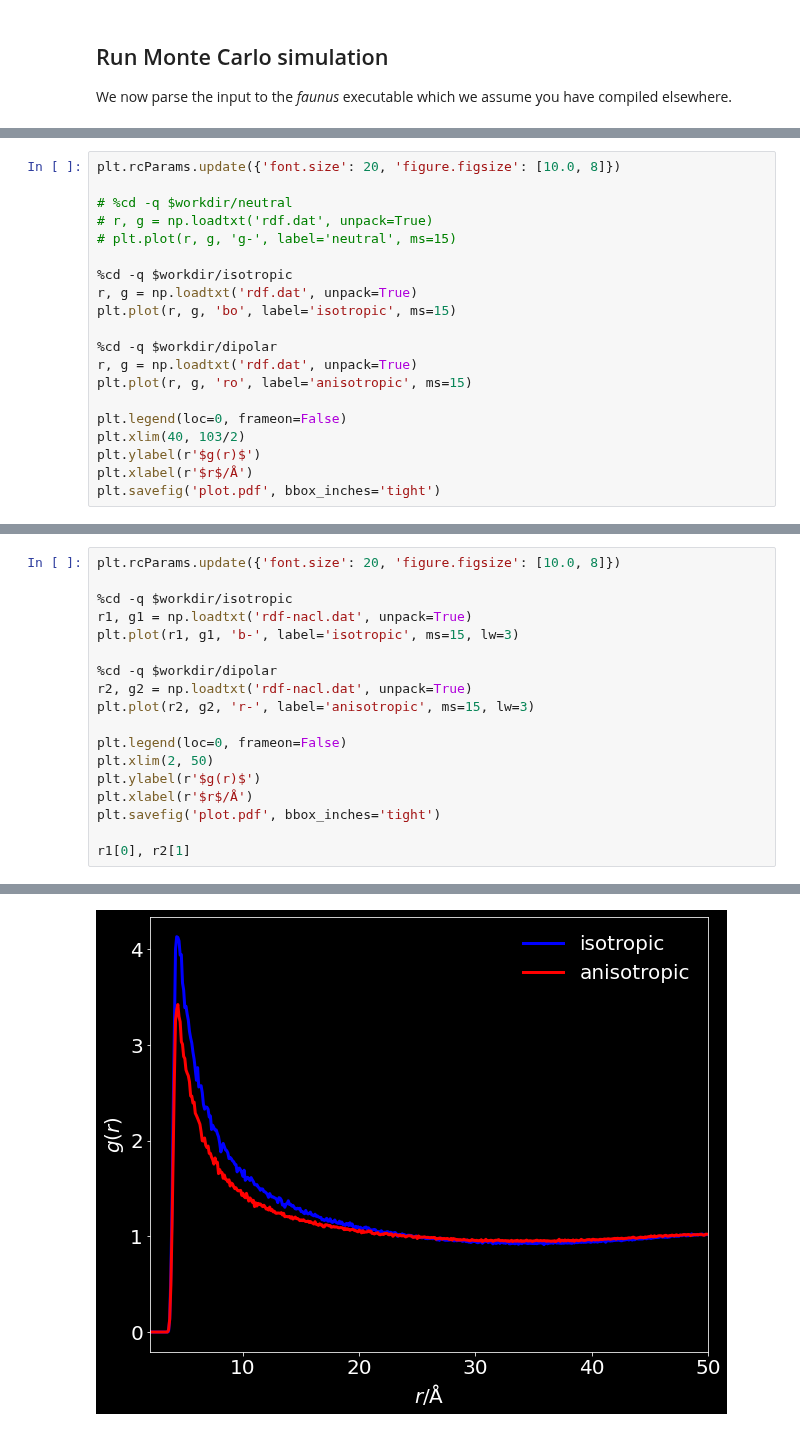
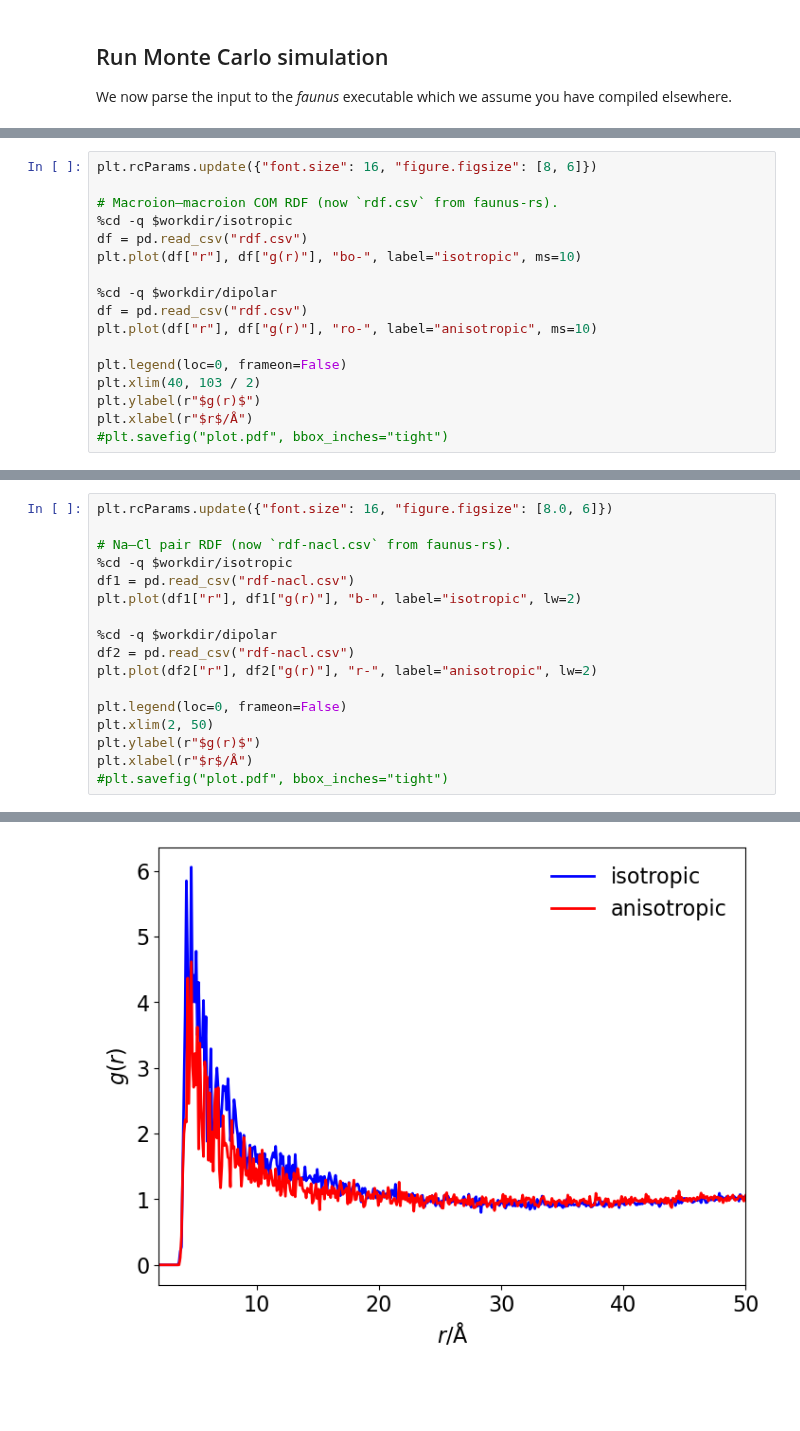
Before and after one commit to mlund/cppm-crowded, a Jupyter notebook: notebook.ipynb, the cells around one changed output, grey strips where cells are left out. Saved outputs shown, nothing was run; the diff lists cells and outputs as text; blank space fills up the shorter version.

```diff
--- a/notebook.ipynb
+++ b/notebook.ipynb
@@ -158,21 +317,18 @@ mean energy = 0.0001027 kT
 # %%
-plt.rcParams.update({'font.size': 20, 'figure.figsize': [10.0, 8]})
+plt.rcParams.update({"font.size": 16, "figure.figsize": [8, 6]})
 
-# %cd -q $workdir/neutral
-# r, g = np.loadtxt('rdf.dat', unpack=True)
-# plt.plot(r, g, 'g-', label='neutral', ms=15)
-
+# Macroion–macroion COM RDF (now `rdf.csv` from faunus-rs).
 %cd -q $workdir/isotropic
-r, g = np.loadtxt('rdf.dat', unpack=True)
-plt.plot(r, g, 'bo', label='isotropic', ms=15)
+df = pd.read_csv("rdf.csv")
+plt.plot(df["r"], df["g(r)"], "bo-", label="isotropic", ms=10)
 
 %cd -q $workdir/dipolar
-r, g = np.loadtxt('rdf.dat', unpack=True)
-plt.plot(r, g, 'ro', label='anisotropic', ms=15)
+df = pd.read_csv("rdf.csv")
+plt.plot(df["r"], df["g(r)"], "ro-", label="anisotropic", ms=10)
 
 plt.legend(loc=0, frameon=False)
-plt.xlim(40, 103/2)
-plt.ylabel(r'$g(r)$')
-plt.xlabel(r'$r$/Å')
-plt.savefig('plot.pdf', bbox_inches='tight')
+plt.xlim(40, 103 / 2)
+plt.ylabel(r"$g(r)$")
+plt.xlabel(r"$r$/Å")
+#plt.savefig("plot.pdf", bbox_inches="tight")
 # %% [output]
@@ -180,19 +337,18 @@ plt.savefig('plot.pdf', bbox_inches='tight')
 # %%
-plt.rcParams.update({'font.size': 20, 'figure.figsize': [10.0, 8]})
+plt.rcParams.update({"font.size": 16, "figure.figsize": [8.0, 6]})
 
+# Na–Cl pair RDF (now `rdf-nacl.csv` from faunus-rs).
 %cd -q $workdir/isotropic
-r1, g1 = np.loadtxt('rdf-nacl.dat', unpack=True)
-plt.plot(r1, g1, 'b-', label='isotropic', ms=15, lw=3)
+df1 = pd.read_csv("rdf-nacl.csv")
+plt.plot(df1["r"], df1["g(r)"], "b-", label="isotropic", lw=2)
 
 %cd -q $workdir/dipolar
-r2, g2 = np.loadtxt('rdf-nacl.dat', unpack=True)
-plt.plot(r2, g2, 'r-', label='anisotropic', ms=15, lw=3)
+df2 = pd.read_csv("rdf-nacl.csv")
+plt.plot(df2["r"], df2["g(r)"], "r-", label="anisotropic", lw=2)
 
 plt.legend(loc=0, frameon=False)
 plt.xlim(2, 50)
-plt.ylabel(r'$g(r)$')
-plt.xlabel(r'$r$/Å')
-plt.savefig('plot.pdf', bbox_inches='tight')
-
-r1[0], r2[1]
+plt.ylabel(r"$g(r)$")
+plt.xlabel(r"$r$/Å")
+#plt.savefig("plot.pdf", bbox_inches="tight")
 # %% [output]
@@ -200 +356 @@ r1[0], r2[1]
-[figure, old version]
+[figure, new version]
```
Also changed, not shown: parts of 16 cells of this notebook, 11 other files.
